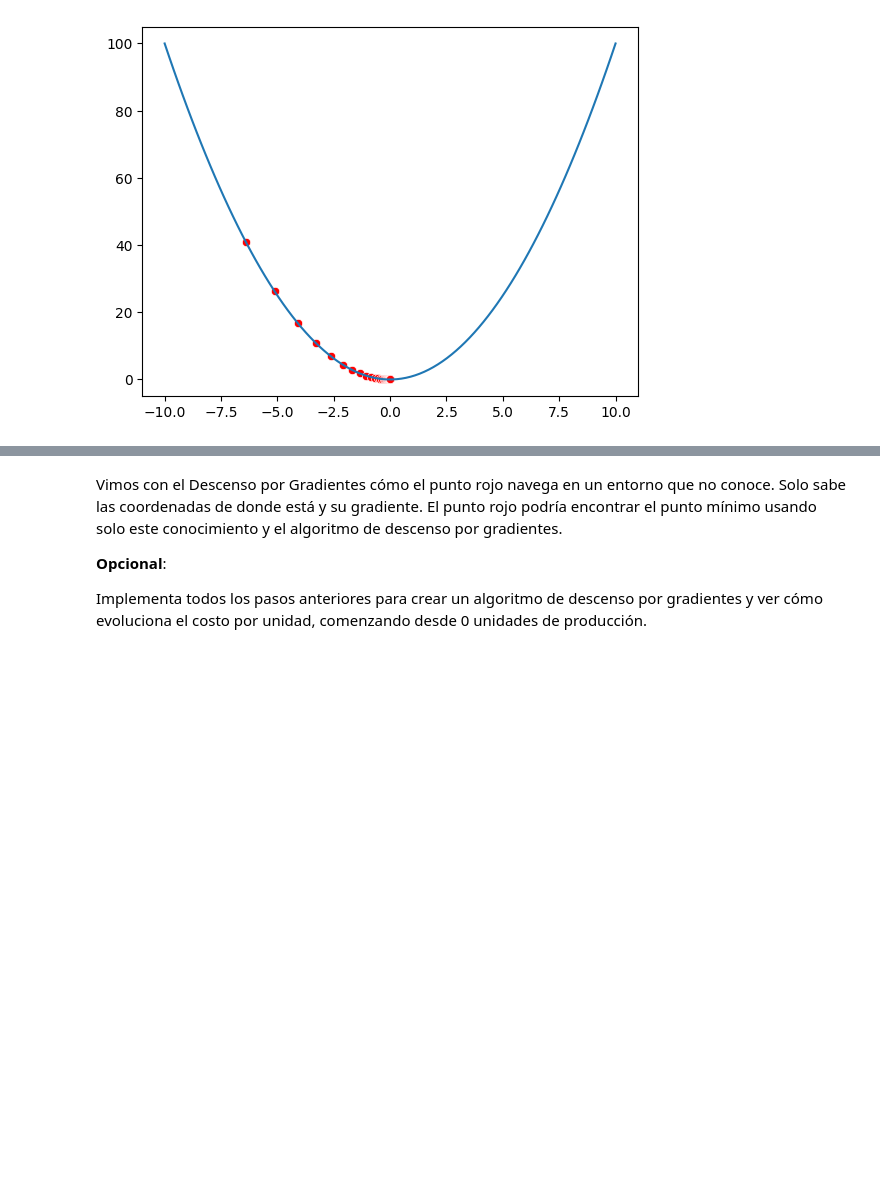
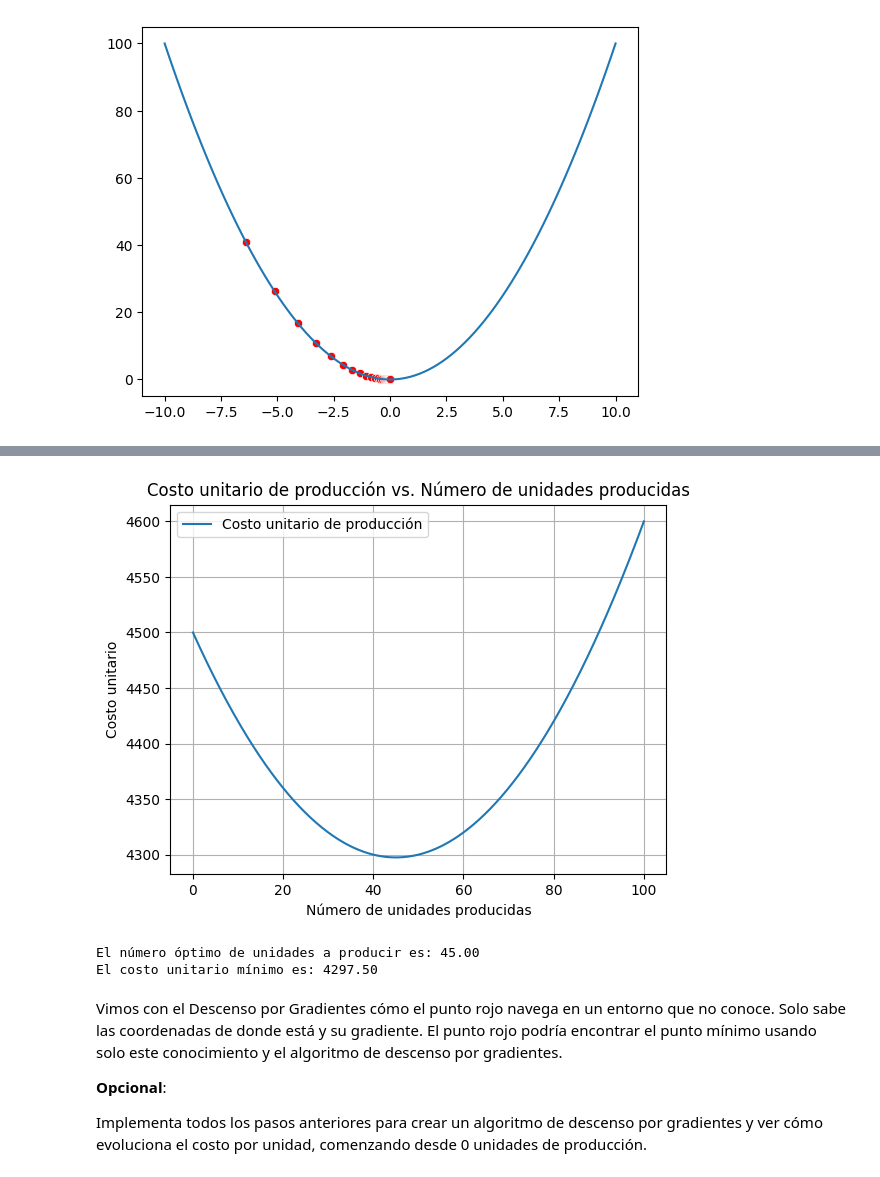
Before and after one commit to 4GeeksAcademy/1-PILAR-CALC-ALG, a Jupyter notebook: notebook/problems.es.ipynb, the cells around one changed output, grey strips where cells are left out. Cells and saved outputs as stored; diff of their text form; code cells hidden in the pictures; blank space fills up the shorter version.

```diff
--- a/notebook/problems.es.ipynb
+++ b/notebook/problems.es.ipynb
@@ -126,2 +156,18 @@ import matplolib.pyplot as plt
 # %%
 # Crea un DataFrame
+import pandas as pd
+
+# Datos
+tiempo = [0, 1, 2, 3, 4, 5, 6, 7, 8, 9, 10]
+distancia = [0, 0.25, 1, 2.25, 4, 6.25, 9, 12.25, 16, 20.25, 25]
+velocidad = [0, 0.5, 1, 1.5, 2, 2.5, 3, 3.5, 4, 4.5, 5]
+
+# Crear el DataFrame
+df = pd.DataFrame({
+    'Tiempo (s)': tiempo,
+    'Distancia (m)': distancia,
+    'Velocidad (m/s)': velocidad
+})
+
+# Mostrar el DataFrame
+print(df)
@@ -297,5 +355,45 @@ Para optimizar el costo de producción por unidad en su mínimo y mejorar la efi
 # %%
 # Definir y graficar la función
+import numpy as np
+import matplotlib.pyplot as plt
+
+# Definir la función cuadrática
+def costo_unitario(x):
+    return 0.1 * x**2 - 9 * x + 4500
+
+# Crear un rango de valores para x
+x = np.linspace(0, 100, 400)
+
+# Calcular los valores de la función para cada x
+y = costo_unitario(x)
+
+# Graficar la función
+plt.plot(x, y, label='Costo unitario de producción')
+plt.xlabel('Número de unidades producidas')
+plt.ylabel('Costo unitario')
+plt.title('Costo unitario de producción vs. Número de unidades producidas')
+plt.legend()
+plt.grid(True)
+plt.show()
+
+
+
+from scipy.optimize import minimize
+
+# Definir la función a minimizar
+def costo_unitario(x):
+    return 0.1 * x**2 - 9 * x + 4500
+
+# Usar scipy.optimize.minimize para encontrar el mínimo
+resultado = minimize(costo_unitario, x0=50, bounds=[(0, 100)])
+
+# Imprimir el resultado
+print(f"El número óptimo de unidades a producir es: {resultado.x[0]:.2f}")
+print(f"El costo unitario mínimo es: {resultado.fun:.2f}")
+# %% [output]
+[figure, added]
+El número óptimo de unidades a producir es: 45.00
+El costo unitario mínimo es: 4297.50
 # %% [markdown]
 Vimos con el Descenso por Gradientes cómo el punto rojo navega en un entorno que no conoce. Solo sabe las coordenadas de donde está y su gradiente. El punto rojo podría encontrar el punto mínimo usando solo este conocimiento y el algoritmo de descenso por gradientes.
 
```
Also changed, not shown: parts of 11 cells of this notebook.
